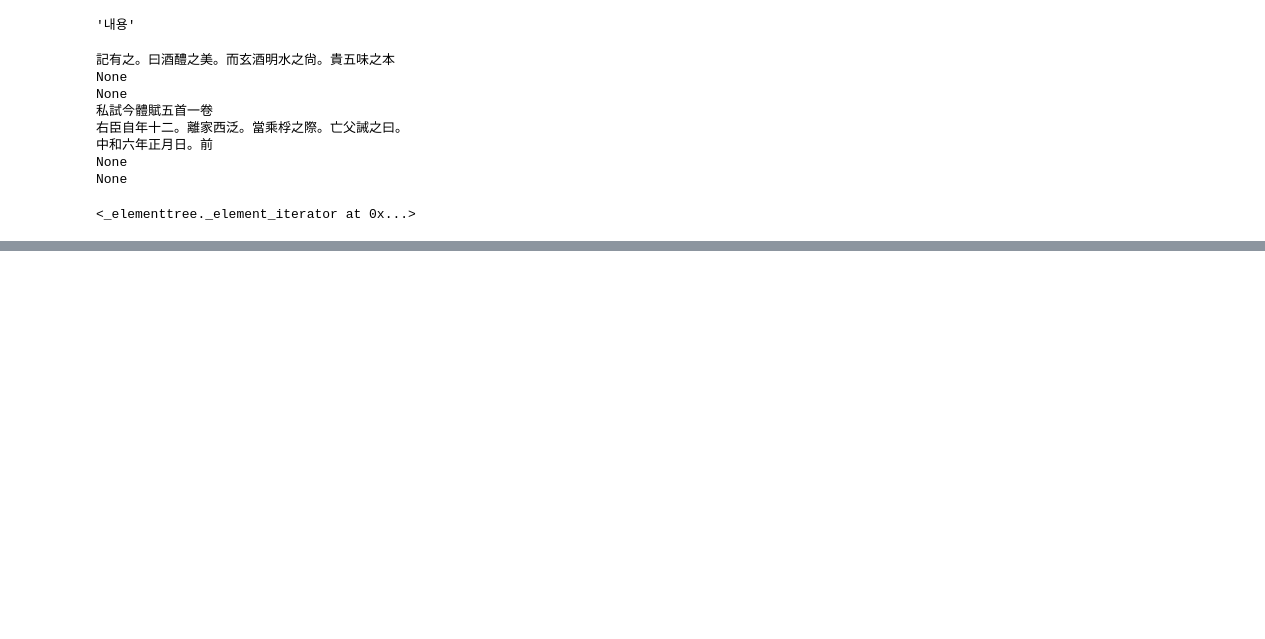
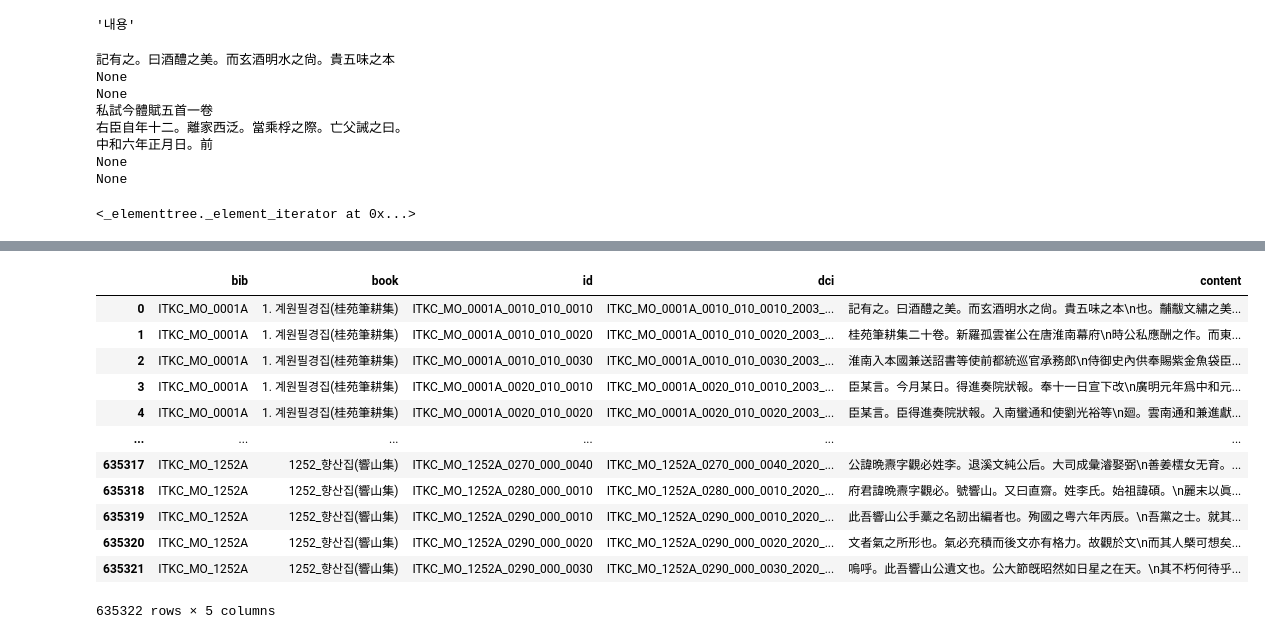
Before and after one commit to ByungjunKim/DigitalKoreanStudies, a Jupyter notebook: 05한국고전종합DB_XML.ipynb, the cells around one changed output, grey strips where cells are left out. Drawn from its saved outputs; the diff is of its cells as text; code cells hidden in the pictures; blank space fills up the shorter version.

```diff
--- a/05한국고전종합DB_XML.ipynb
+++ b/05한국고전종합DB_XML.ipynb
@@ -106,0 +300,17 @@ print(''.join(tree.findall('.//레벨4//내용')[0].find('단락').itertext()))
+# %%
+df_explode = df_explode.drop_duplicates(subset=['bib','id','dci','content']).reset_index(drop=True)
+df_explode
+# %% [output]
+|  | bib | book | id | dci | content |
+| 0 | ITKC_MO_0001A | 1. 계원필경집(桂苑筆耕集) | ITKC_MO_0001A_0010_010_0010 | ITKC_MO_0001A_0010_010_0010_2003_... | 記有之。曰酒醴之美。而玄酒明水之尙。貴五味之本\n也。黼黻文繡之美... |
+| 1 | ITKC_MO_0001A | 1. 계원필경집(桂苑筆耕集) | ITKC_MO_0001A_0010_010_0020 | ITKC_MO_0001A_0010_010_0020_2003_... | 桂苑筆耕集二十卷。新羅孤雲崔公在唐淮南幕府\n時公私應酬之作。而東... |
+| 2 | ITKC_MO_0001A | 1. 계원필경집(桂苑筆耕集) | ITKC_MO_0001A_0010_010_0030 | ITKC_MO_0001A_0010_010_0030_2003_... | 淮南入本國兼送詔書等使前都統巡官承務郎\n侍御史內供奉賜紫金魚袋臣... |
+| 3 | ITKC_MO_0001A | 1. 계원필경집(桂苑筆耕集) | ITKC_MO_0001A_0020_010_0010 | ITKC_MO_0001A_0020_010_0010_2003_... | 臣某言。今月某日。得進奏院狀報。奉十一日宣下改\n廣明元年爲中和元... |
+| 4 | ITKC_MO_0001A | 1. 계원필경집(桂苑筆耕集) | ITKC_MO_0001A_0020_010_0020 | ITKC_MO_0001A_0020_010_0020_2003_... | 臣某言。臣得進奏院狀報。入南蠻通和使劉光裕等\n廻。雲南通和兼進獻... |
+| ... | ... | ... | ... | ... | ... |
+| 635317 | ITKC_MO_1252A | 1252_향산집(響山集) | ITKC_MO_1252A_0270_000_0040 | ITKC_MO_1252A_0270_000_0040_2020_... | 公諱晩燾字觀必姓李。退溪文純公后。大司成彙濬娶弼\n善姜橒女无育。... |
+| 635318 | ITKC_MO_1252A | 1252_향산집(響山集) | ITKC_MO_1252A_0280_000_0010 | ITKC_MO_1252A_0280_000_0010_2020_... | 府君諱晩燾字觀必。號響山。又曰直齋。姓李氏。始祖諱碩。\n麗末以眞... |
+| 635319 | ITKC_MO_1252A | 1252_향산집(響山集) | ITKC_MO_1252A_0290_000_0010 | ITKC_MO_1252A_0290_000_0010_2020_... | 此吾響山公手藳之名訒出編者也。殉國之粤六年丙辰。\n吾黨之士。就其... |
+| 635320 | ITKC_MO_1252A | 1252_향산집(響山集) | ITKC_MO_1252A_0290_000_0020 | ITKC_MO_1252A_0290_000_0020_2020_... | 文者氣之所形也。氣必充積而後文亦有格力。故觀於文\n而其人槩可想矣... |
+| 635321 | ITKC_MO_1252A | 1252_향산집(響山集) | ITKC_MO_1252A_0290_000_0030 | ITKC_MO_1252A_0290_000_0030_2020_... | 嗚呼。此吾響山公遺文也。公大節旣昭然如日星之在天。\n其不朽何待乎... |
+635322 rows × 5 columns
```
Also changed, not shown: parts of 34 cells of this notebook, 1 other file.
